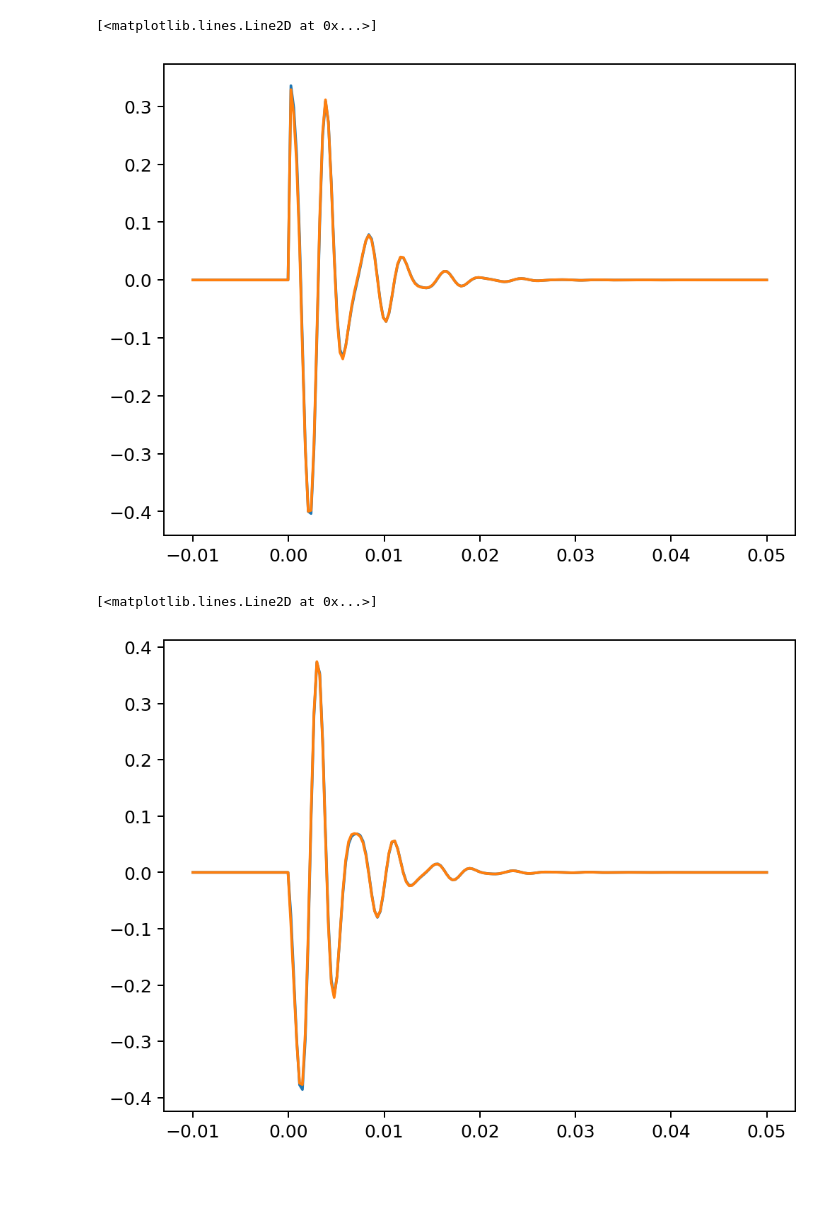
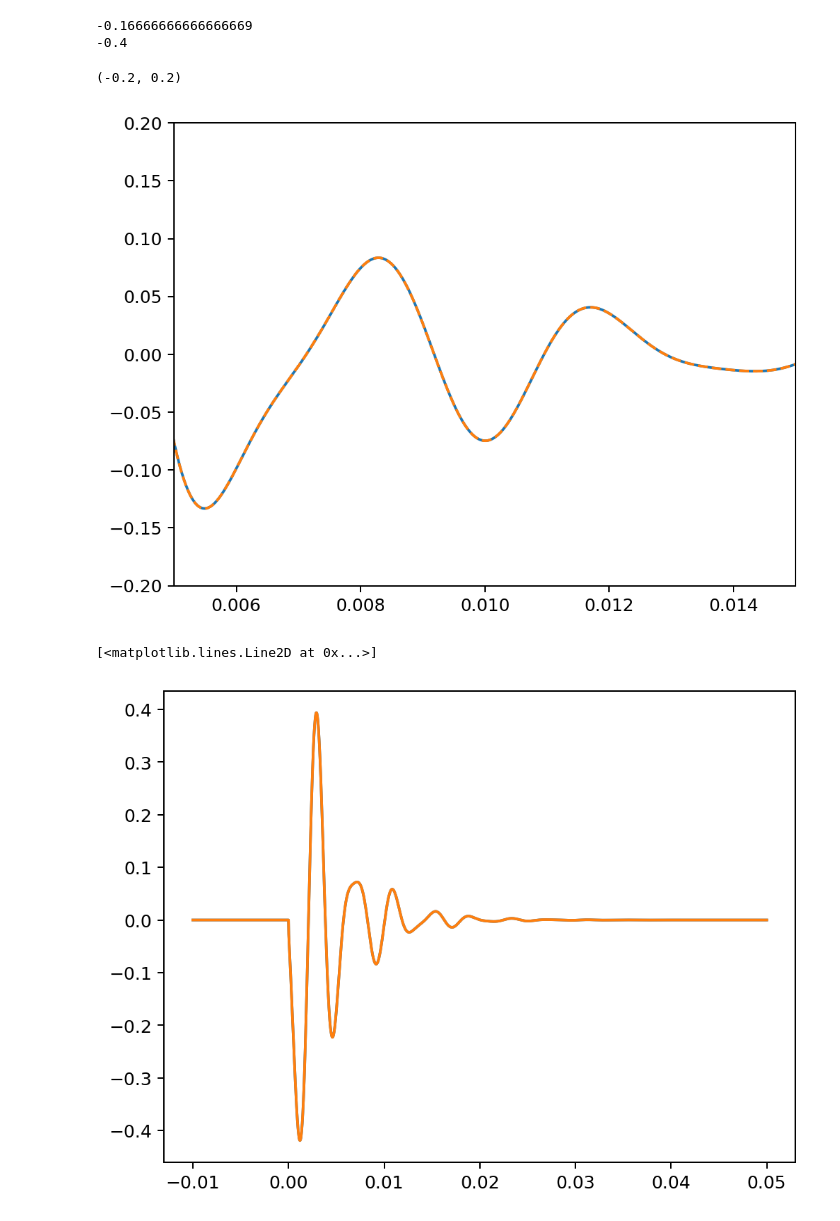
Before and after one commit to eliotfinch/fdringdown, a Jupyter notebook: examples/ringdown_waveforms.ipynb, the cells around one changed output. Drawn from its saved outputs; the diff is of its cells as text; code cells hidden in the pictures; blank space fills up the shorter version.

```diff
--- a/examples/ringdown_waveforms.ipynb
+++ b/examples/ringdown_waveforms.ipynb
@@ -4,19 +4,20 @@ import matplotlib.pyplot as plt
 # %%
 import fdringdown as rd
 # %%
-wf = rd.waveforms.ringdown_v2(modes=[(2,2,0),(3,3,0)])
+wf = rd.waveforms.ringdown(modes=[(2,2,0),(3,3,0)])
 # %%
-times = np.linspace(-0.01, 0.05, num=200)
-params = {
+times = np.linspace(-0.01, 0.05, num=2000)
+
+params_pyring = {
     'A_rd_0': 1.,
     'A_rd_1': 0.5,
-    'phi_rd_0': 0,
-    'phi_rd_1': 0,
+    'phi_rd_0': 0.2,
+    'phi_rd_1': 0.4,
     'iota': np.pi/6,
     'varphi': 0,
     't_0': 0,
     'M_f': 70,
     'chi_f': 0.7
 }
+
+pyring_wf = wf.waveform(times, params_pyring)
-# %%
-pyring_wf = wf.waveform(times, params)
@@ -31,2 +23,0 @@ ax.plot(times, -np.imag(pyring_wf))
-# %%
-isi_wf = wf.waveform_isi(times, params)
@@ -41,11 +24,39 @@ ax.plot(times, -np.imag(isi_wf))
 # %%
 fig, ax = plt.subplots(dpi=180)
 
 ax.plot(times, np.real(pyring_wf))
-ax.plot(times, np.real(isi_wf))
+
+for phi0 in np.linspace(-0.5, 0.5, 10)[3:4]:
+
+    print(phi0)
+
+    for phi1 in np.linspace(-0.5, -0.3, 5)[2:3]:
+
+        print(phi1)
+
+        params_isi = {
+            'A_rd_0': 1.,
+            'A_rd_1': 0.5,
+            'phi_rd_0': phi0,
+            'phi_rd_1': phi1,
+            'iota': np.pi/6,
+            'varphi': 0,
+            't_0': 0,
+            'M_f': 70,
+            'chi_f': 0.7
+        }
+
+        isi_wf = wf.waveform_isi(times, params_isi)
+
+        ax.plot(times, np.real(isi_wf), c='C1', alpha=1, linestyle='--')
+
+ax.set_xlim(0.005, 0.015)
+ax.set_ylim(-0.2, 0.2)
 # %% [output]
-[<matplotlib.lines.Line2D at 0x...>]
+-0.16666666666666669
+-0.4
+(-0.2, 0.2)
-[figure, old version]
+[figure, new version]
 # %%
 fig, ax = plt.subplots(dpi=180)
 
@@ -53,4 +64,4 @@ ax.plot(times, np.imag(pyring_wf))
 ax.plot(times, np.imag(isi_wf))
 # %% [output]
 [<matplotlib.lines.Line2D at 0x...>]
-[figure, old version]
+[figure, new version]
```
Also changed, not shown: parts of 2 cells of this notebook, 3 other files.
